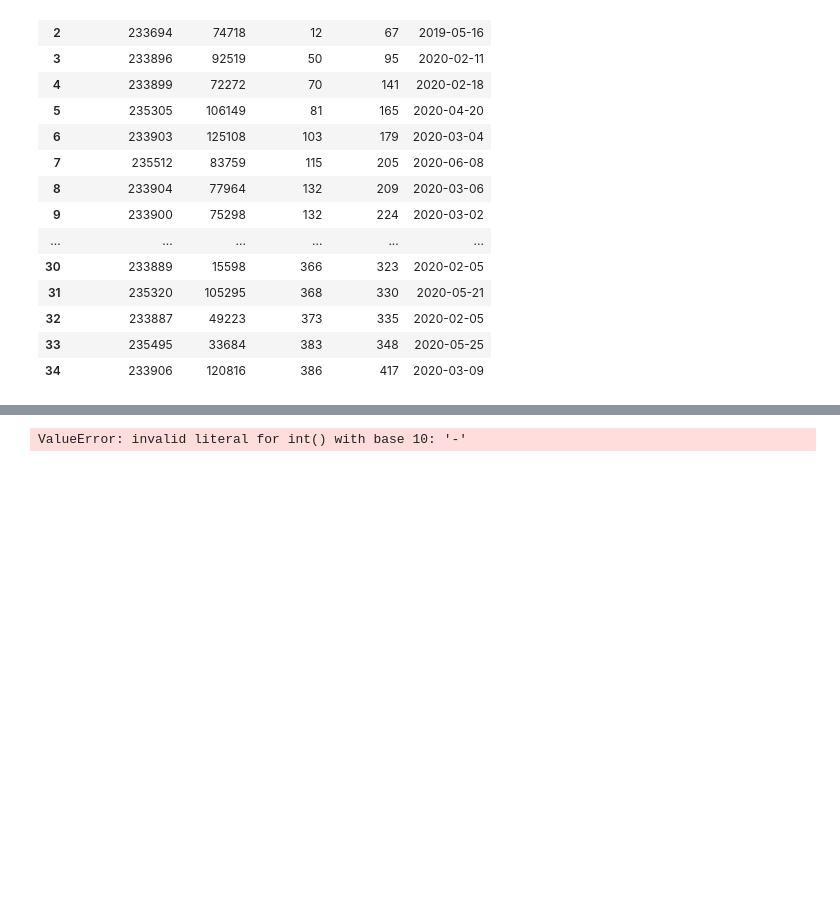
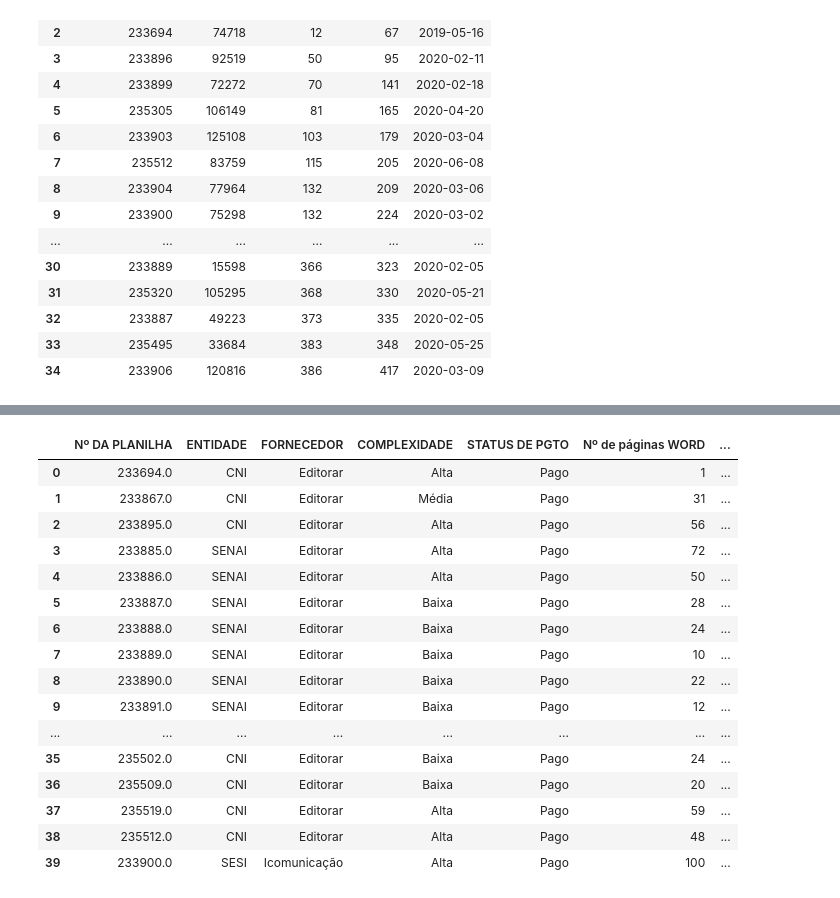
Before and after one commit to WalnerPessoa/Fluxo_Editorial, a Jupyter notebook: testes/gerar_nova_tabela.ipynb, the cells around one changed output, grey strips where cells are left out. Cells and saved outputs as stored; diff of their text form; code cells hidden in the pictures; blank space fills up the shorter version.

```diff
--- a/testes/gerar_nova_tabela.ipynb
+++ b/testes/gerar_nova_tabela.ipynb
@@ -48,3 +59,7 @@ df.head()
+# %%
+# converter tipo para inteiros e data
+df["Nº DA PLANILHA"] = pd.to_numeric(df["Nº DA PLANILHA"], errors='coerce')
+df["Data"] = pd.to_datetime(df["Data"])
 # %%
 df.dtypes
 # %% [output]
@@ -83,0 +115,2 @@ Index(['ENTIDADE', 'PUBLICAÇÃO', 'Nº de páginas WORD',
+# %%
+excelFile2["Nº DA PLANILHA"] = pd.to_numeric(excelFile2["Nº DA PLANILHA"], errors='coerce')
@@ -192 +259,21 @@ Nº de páginas finais       float64
 dtype: object
+# %%
+df_final
+# %% [output]
+|  | Nº DA PLANILHA | ENTIDADE | FORNECEDOR | COMPLEXIDADE | STATUS DE PGTO | Nº de páginas WORD | ... |
+| 0 | 233694.0 | CNI | Editorar | Alta | Pago | 1 | ... |
+| 1 | 233867.0 | CNI | Editorar | Média | Pago | 31 | ... |
+| 2 | 233895.0 | CNI | Editorar | Alta | Pago | 56 | ... |
+| 3 | 233885.0 | SENAI | Editorar | Alta | Pago | 72 | ... |
+| 4 | 233886.0 | SENAI | Editorar | Alta | Pago | 50 | ... |
+| 5 | 233887.0 | SENAI | Editorar | Baixa | Pago | 28 | ... |
+| 6 | 233888.0 | SENAI | Editorar | Baixa | Pago | 24 | ... |
+| 7 | 233889.0 | SENAI | Editorar | Baixa | Pago | 10 | ... |
+| 8 | 233890.0 | SENAI | Editorar | Baixa | Pago | 22 | ... |
+| 9 | 233891.0 | SENAI | Editorar | Baixa | Pago | 12 | ... |
+| ... | ... | ... | ... | ... | ... | ... | ... |
+| 35 | 235502.0 | CNI | Editorar | Baixa | Pago | 24 | ... |
+| 36 | 235509.0 | CNI | Editorar | Baixa | Pago | 20 | ... |
+| 37 | 235519.0 | CNI | Editorar | Alta | Pago | 59 | ... |
+| 38 | 235512.0 | CNI | Editorar | Alta | Pago | 48 | ... |
+| 39 | 233900.0 | SESI | Icomunicação | Alta | Pago | 100 | ... |
@@ -193,7 +293,5 @@ dtype: object
 # %%
-df_final['Nº DA PLANILHA'] = df_final['Nº DA PLANILHA'].astype('int')
+#df_final['Nº DA PLANILHA'] = df_final['Nº DA PLANILHA'].astype('int')
-# %% [output]
-ValueError: invalid literal for int() with base 10: '-'
 # %%
 df_final['ENTIDADE'] = df_final['ENTIDADE'].astype('category')
 df_final['COMPLEXIDADE'] = df_final['COMPLEXIDADE'].astype('category')
```
Also changed, not shown: parts of 25 cells of this notebook.
